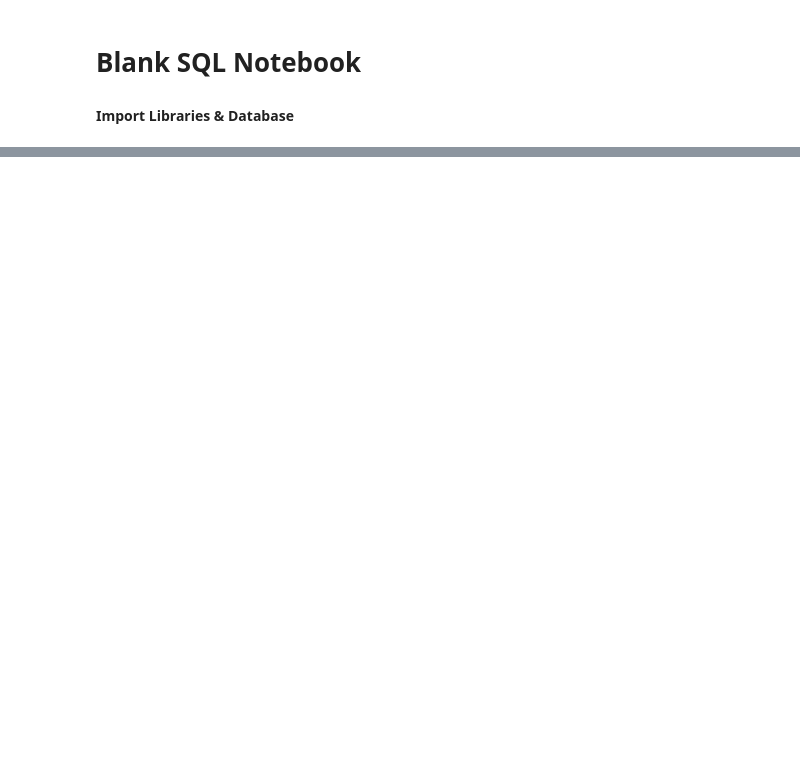
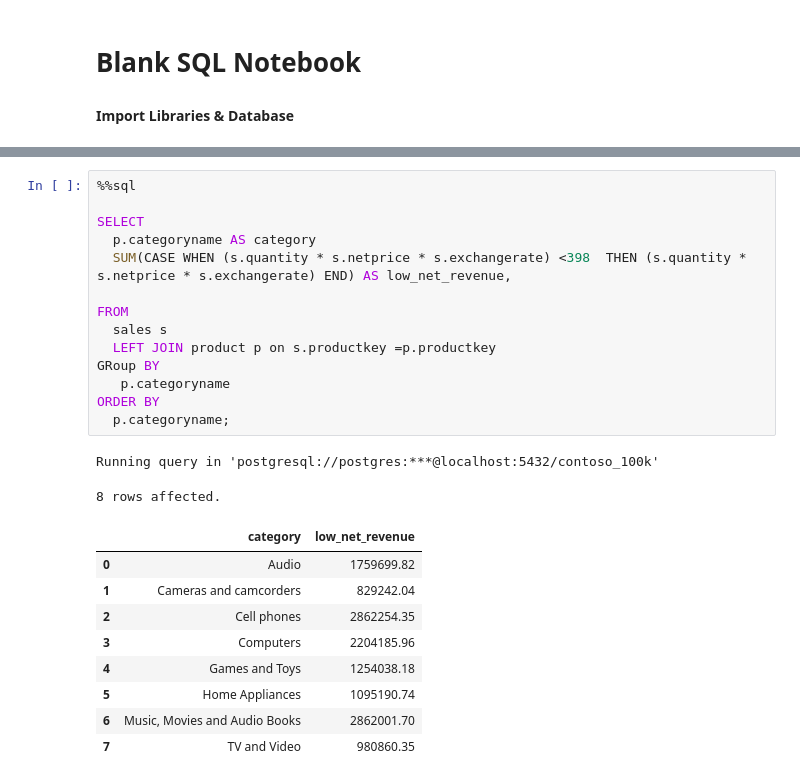
Before and after one commit to muva8496/The-Great-Thing, a Jupyter notebook: Resources/Blank_SQL_Notebook.ipynb, the cells around one changed output, grey strips where cells are left out. Cells and saved outputs as stored; diff of their text form; blank space fills up the shorter version.

```diff
--- a/Resources/Blank_SQL_Notebook.ipynb
+++ b/Resources/Blank_SQL_Notebook.ipynb
@@ -90,0 +70,26 @@ Running query in 'postgresql://postgres:***@localhost:5432/contoso_100k'
+# %%
+%%sql
+
+SELECT
+  p.categoryname AS category
+  SUM(CASE WHEN (s.quantity * s.netprice * s.exchangerate) <398  THEN (s.quantity * s.netprice * s.exchangerate) END) AS low_net_revenue,
+
+FROM
+  sales s
+  LEFT JOIN product p on s.productkey =p.productkey
+GRoup BY
+   p.categoryname
+ORDER BY
+  p.categoryname;
+# %% [output]
+Running query in 'postgresql://postgres:***@localhost:5432/contoso_100k'
+8 rows affected.
+|  | category | low_net_revenue |
+| 0 | Audio | 1759699.82 |
+| 1 | Cameras and camcorders | 829242.04 |
+| 2 | Cell phones | 2862254.35 |
+| 3 | Computers | 2204185.96 |
+| 4 | Games and Toys | 1254038.18 |
+| 5 | Home Appliances | 1095190.74 |
+| 6 | Music, Movies and Audio Books | 2862001.70 |
+| 7 | TV and Video | 980860.35 |
```
Also changed, not shown: parts of 5 cells of this notebook.
